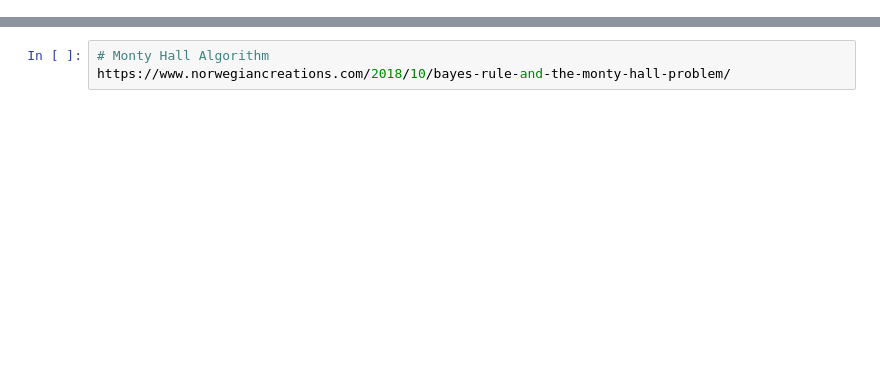
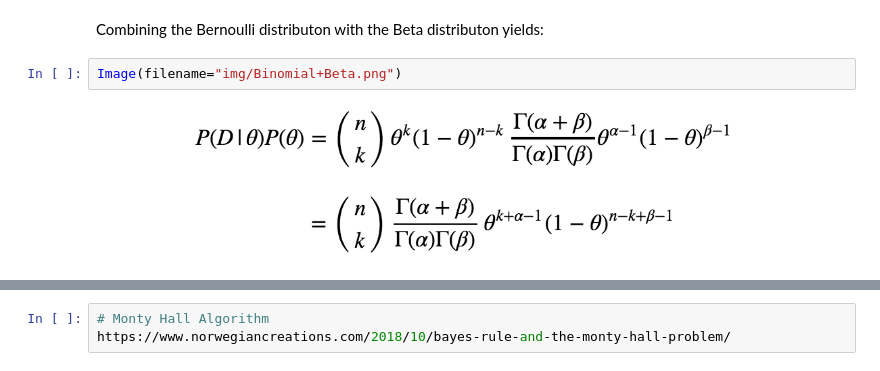
Before and after one commit to RageJohnny/algo_seminararbeit, a Jupyter notebook: Bayes-Universe.ipynb, the cells around one changed output, grey strips where cells are left out. Cells and saved outputs as stored; diff of their text form; blank space fills up the shorter version.

```diff
--- a/Bayes-Universe.ipynb
+++ b/Bayes-Universe.ipynb
@@ -119,0 +197,6 @@ http://jakevdp.github.io/blog/2014/03/11/frequentism-and-bayesianism-a-practical
+# %% [markdown]
+Combining the Bernoulli distributon with the Beta distributon yields:
+# %%
+Image(filename="img/Binomial+Beta.png")
+# %% [output]
+[figure, added]
```
Also changed, not shown: parts of 55 cells of this notebook, 28 other files.
